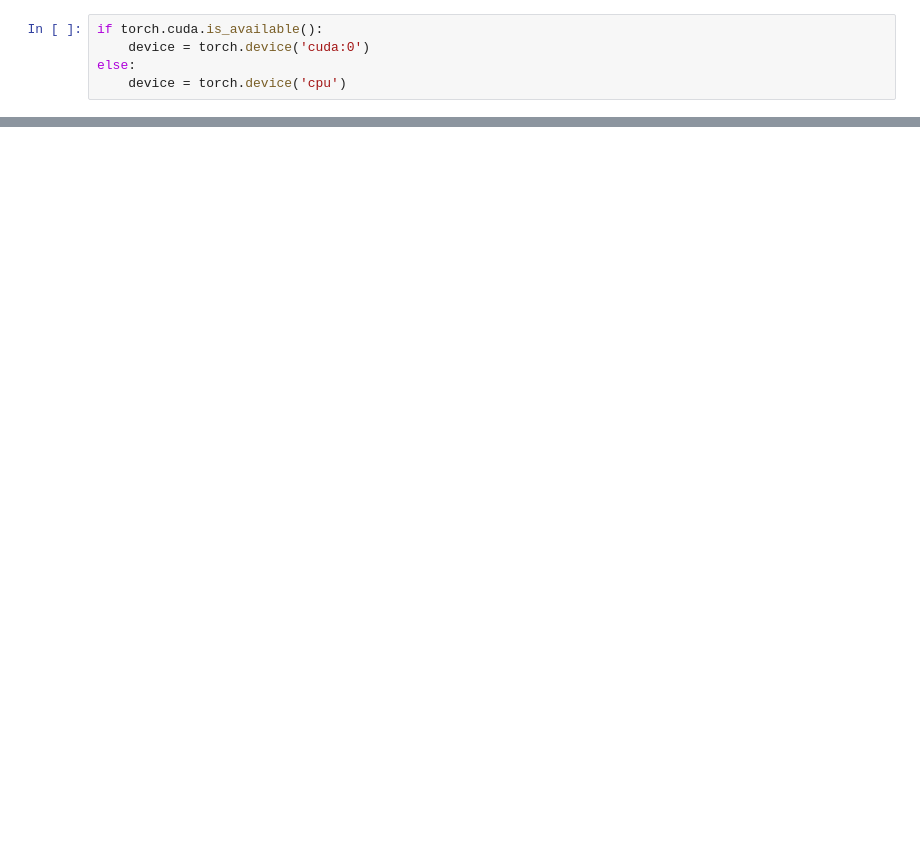
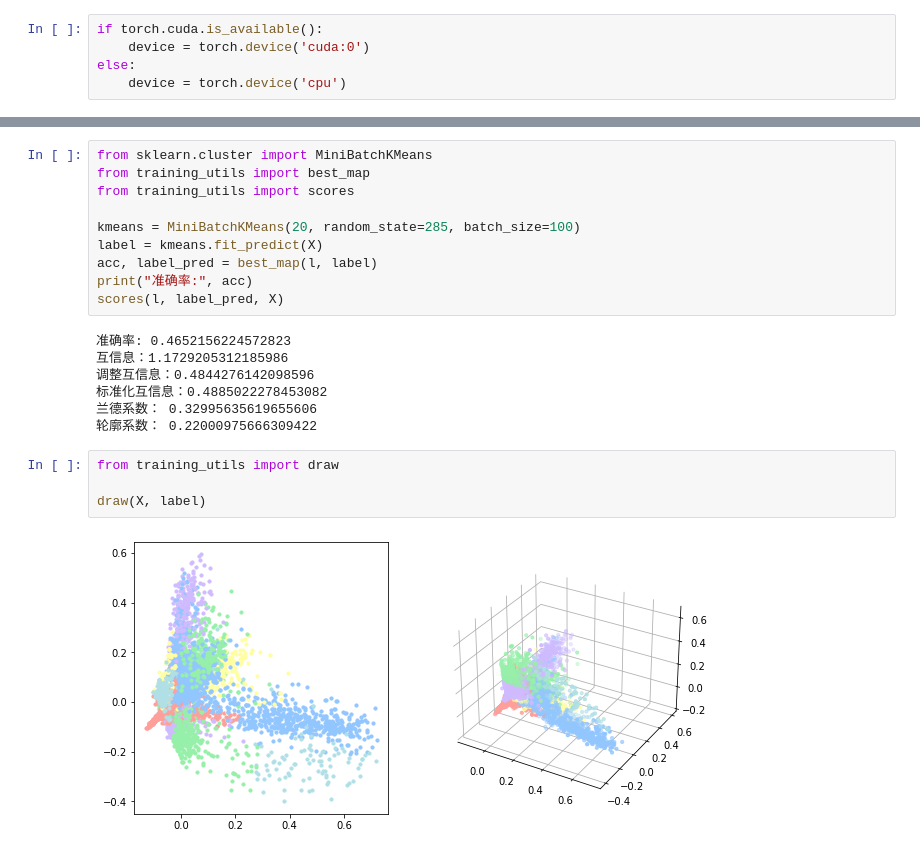
Before and after one commit to rycbar77/TopicDetection, a Jupyter notebook: test.ipynb, the cells around one changed output, grey strips where cells are left out. Drawn from its saved outputs; the diff is of its cells as text; blank space fills up the shorter version.

```diff
--- a/test.ipynb
+++ b/test.ipynb
@@ -73,0 +199,23 @@ ValueError: too many values to unpack (expected 2)
+# %%
+from sklearn.cluster import MiniBatchKMeans
+from training_utils import best_map
+from training_utils import scores
+
+kmeans = MiniBatchKMeans(20, random_state=285, batch_size=100)
+label = kmeans.fit_predict(X)
+acc, label_pred = best_map(l, label)
+print("准确率:", acc)
+scores(l, label_pred, X)
+# %% [output]
+准确率: 0.4652156224572823
+互信息：1.1729205312185986
+调整互信息：0.4844276142098596
+标准化互信息：0.4885022278453082
+兰德系数： 0.32995635619655606
+轮廓系数： 0.22000975666309422
+# %%
+from training_utils import draw
+
+draw(X, label)
+# %% [output]
+[figure, added]
```
Also changed, not shown: parts of 17 cells of this notebook, 6 other files.
